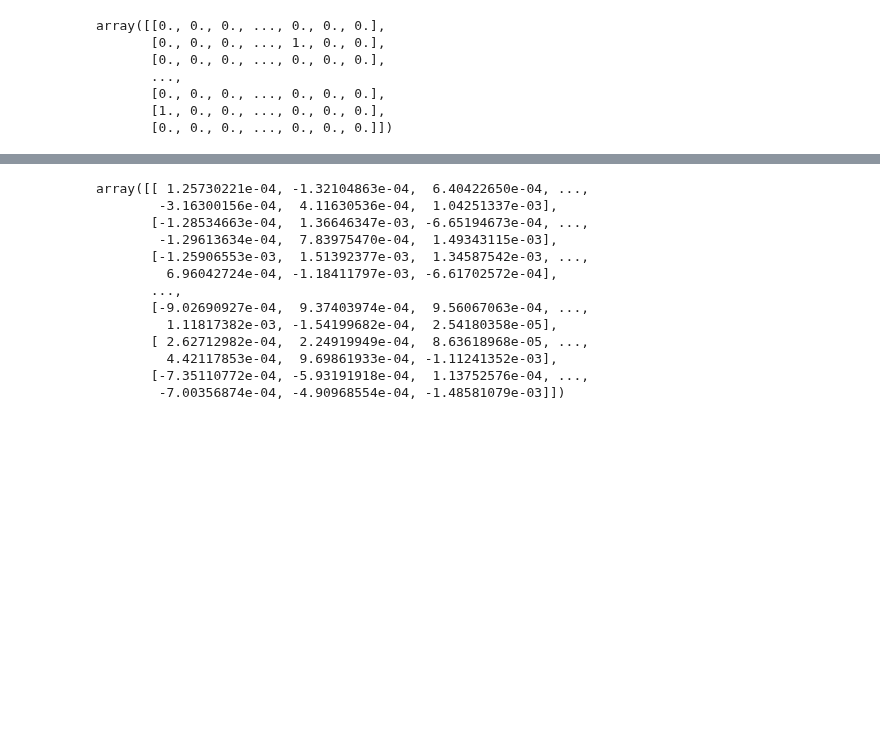
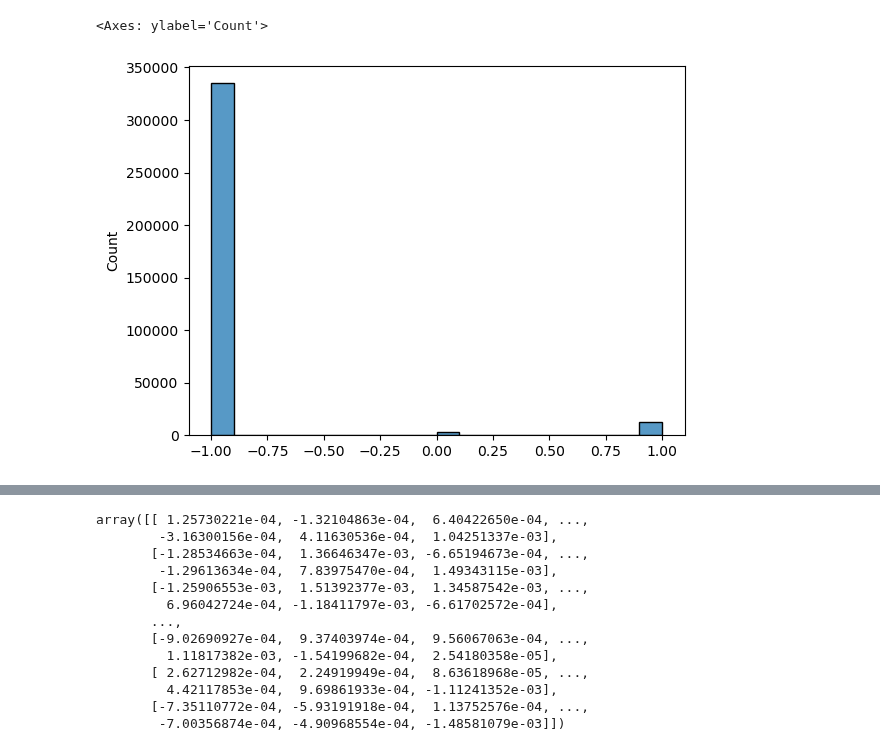
Before and after one commit to justinpayan/RAU2, a Jupyter notebook: notebooks/AAMAS Bids.ipynb, the cells around one changed output, grey strips where cells are left out. Drawn from its saved outputs; the diff is of its cells as text; code cells hidden in the pictures; blank space fills up the shorter version.

```diff
--- a/notebooks/AAMAS Bids.ipynb
+++ b/notebooks/AAMAS Bids.ipynb
@@ -50,15 +50,10 @@ binary_ratings = ratings.copy()
 # %%
 binary_ratings[ratings > .1] = 1
 # %%
-binary_ratings
+sns.histplot(binary_ratings.flatten())
 # %% [output]
-array([[0., 0., 0., ..., 0., 0., 0.],
-       [0., 0., 0., ..., 1., 0., 0.],
-       [0., 0., 0., ..., 0., 0., 0.],
-       ...,
-       [0., 0., 0., ..., 0., 0., 0.],
-       [1., 0., 0., ..., 0., 0., 0.],
-       [0., 0., 0., ..., 0., 0., 0.]])
+<Axes: ylabel='Count'>
+[figure, added]
 # %%
 gen = np.random.default_rng(seed=0)
 # %%
```
Also changed, not shown: parts of 36 cells of this notebook, 2 other files.
